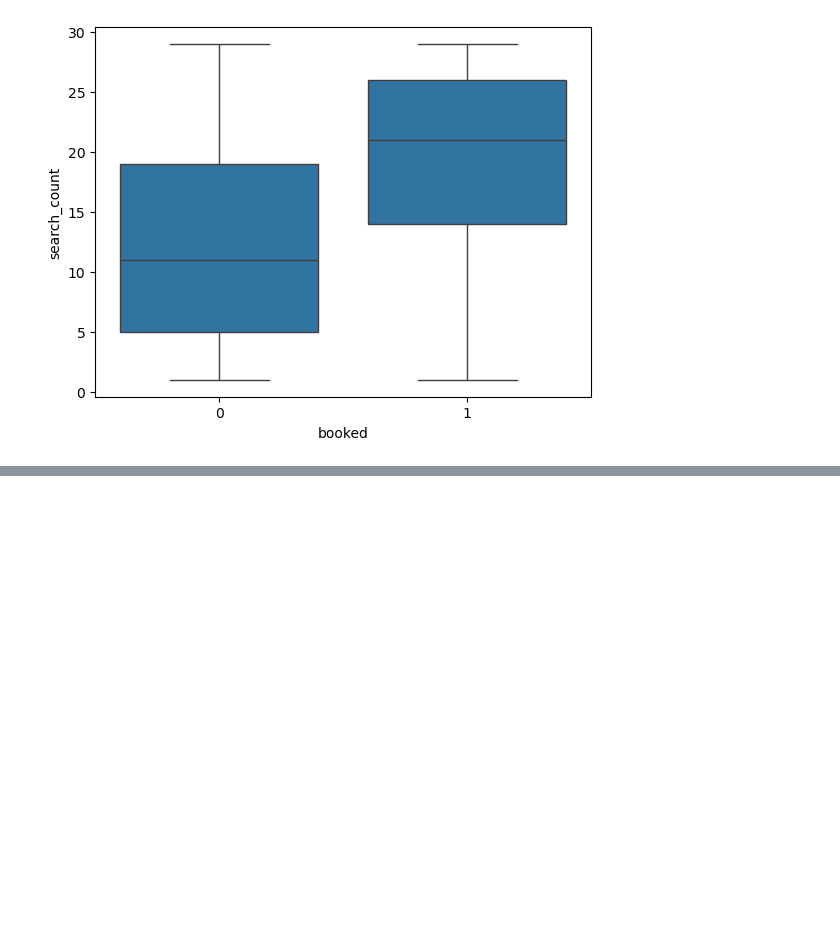
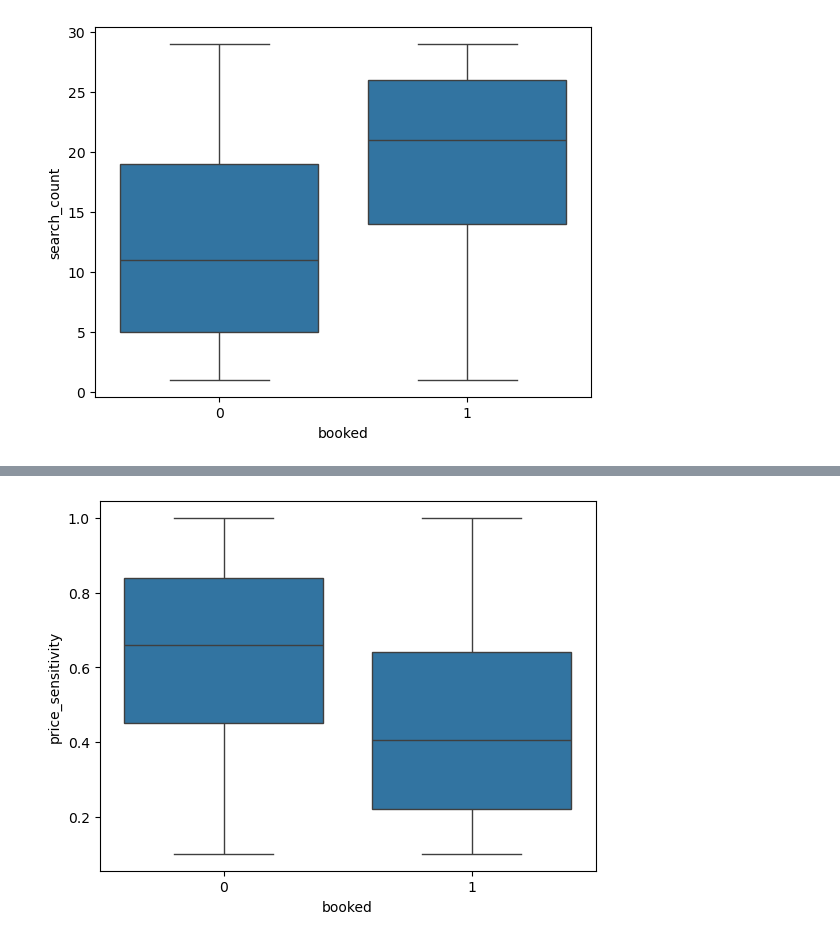
Before and after one commit to huamulan13/Travel-Booking-Prediction, a Jupyter notebook: notebooks/eda.ipynb, the cells around one changed output, grey strips where cells are left out. Saved outputs shown, nothing was run; the diff lists cells and outputs as text; code cells hidden in the pictures; blank space fills up the shorter version.

```diff
--- a/notebooks/eda.ipynb
+++ b/notebooks/eda.ipynb
@@ -224,2 +58,7 @@ plt.show()
+# %%
+sns.boxplot(x="booked", y="price_sensitivity", data=df)
+plt.show()
+# %% [output]
+[figure, added]
 # %%
 plt.figure(figsize=(6,4))
```
Also changed, not shown: parts of 23 cells of this notebook, 1 other file.
